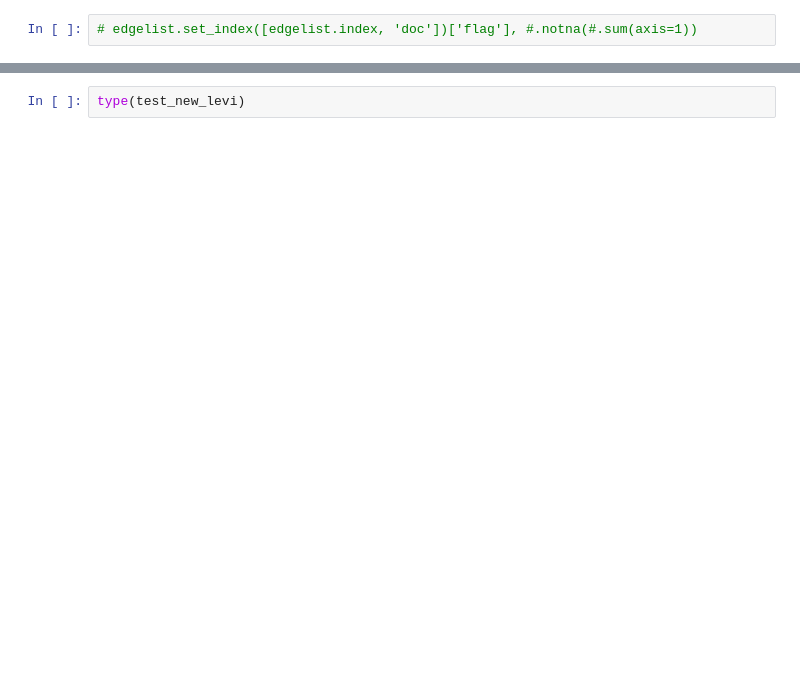
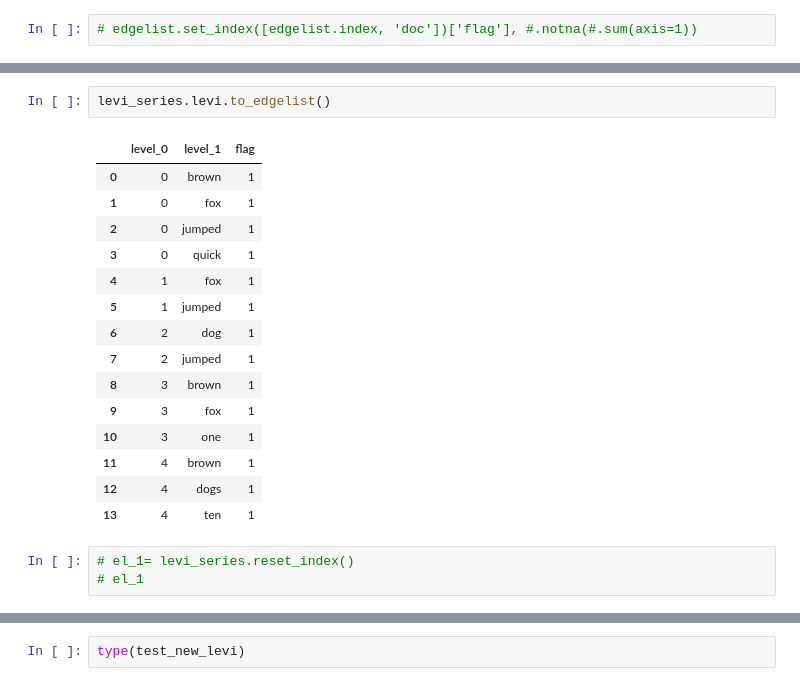
Before and after one commit to usnistgov/grabble, a Jupyter notebook: notebooks/python_decorator.ipynb, the cells around one changed output, grey strips where cells are left out. Cells and saved outputs as stored; diff of their text form; blank space fills up the shorter version.

Commit message:
able to create new levi, functions work, still needs cleaning/refactoring

```diff
--- a/notebooks/python_decorator.ipynb
+++ b/notebooks/python_decorator.ipynb
@@ -324,0 +352,21 @@ levi_series.index.dtypes
+# %%
+levi_series.levi.to_edgelist()
+# %% [output]
+|  | level_0 | level_1 | flag |
+| 0 | 0 | brown | 1 |
+| 1 | 0 | fox | 1 |
+| 2 | 0 | jumped | 1 |
+| 3 | 0 | quick | 1 |
+| 4 | 1 | fox | 1 |
+| 5 | 1 | jumped | 1 |
+| 6 | 2 | dog | 1 |
+| 7 | 2 | jumped | 1 |
+| 8 | 3 | brown | 1 |
+| 9 | 3 | fox | 1 |
+| 10 | 3 | one | 1 |
+| 11 | 4 | brown | 1 |
+| 12 | 4 | dogs | 1 |
+| 13 | 4 | ten | 1 |
+# %%
+# el_1= levi_series.reset_index()
+# el_1
```
Also changed, not shown: parts of 31 cells of this notebook, 1 other file.
